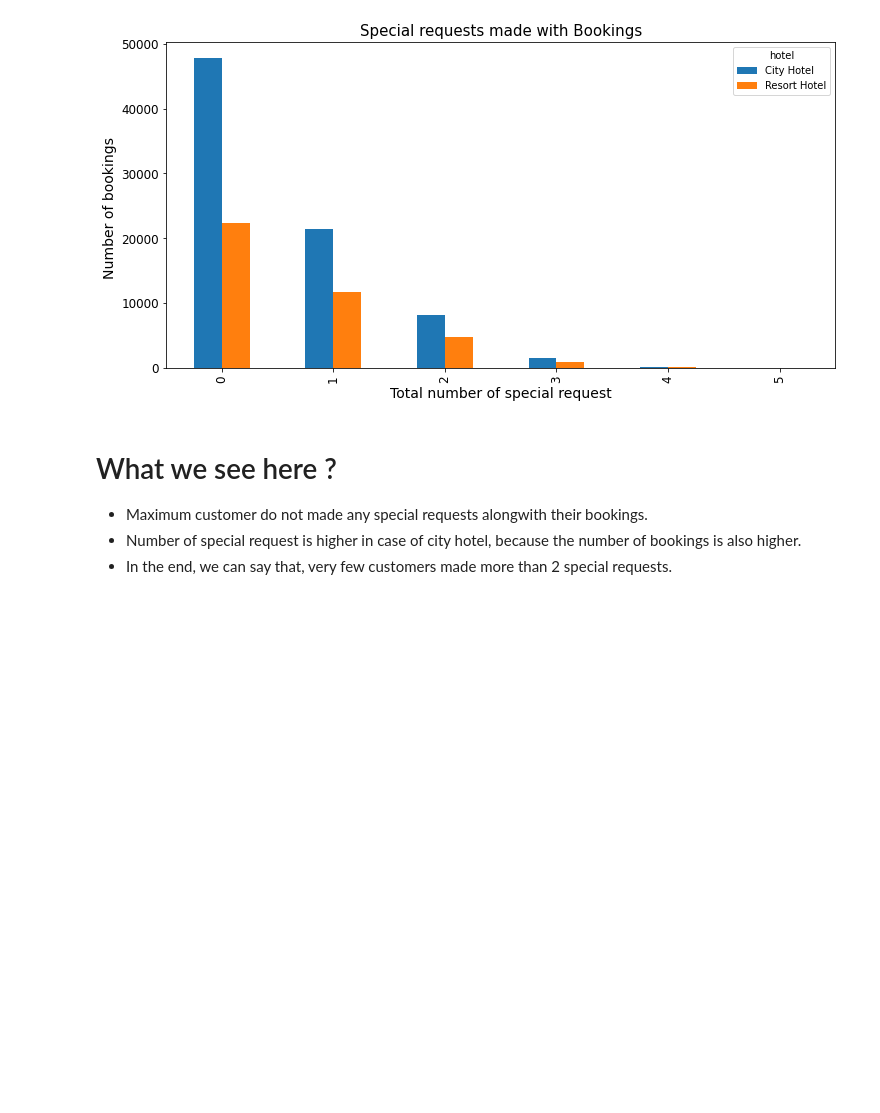
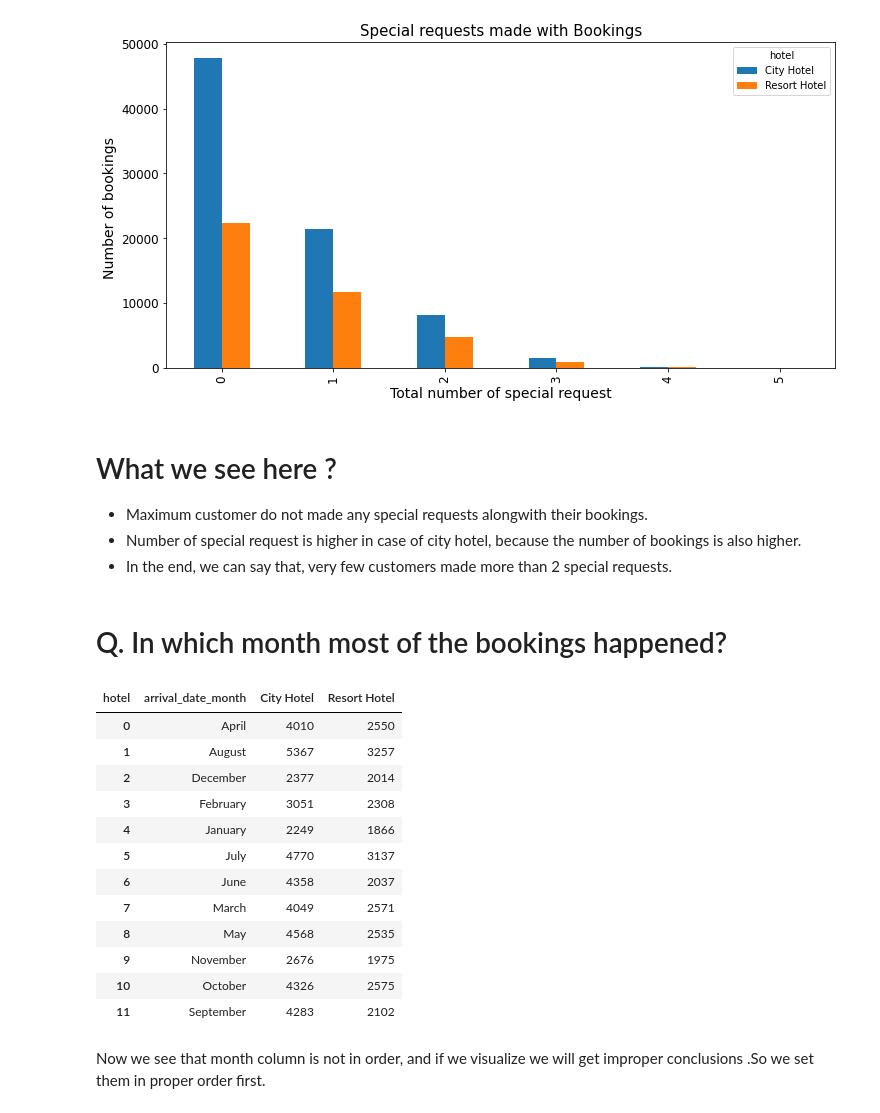
Before and after one commit to sachanneeraj/Hotels-Data-Analysis-EDA, a Jupyter notebook: Hotel_Booking_Analysis_Capstone_Project.ipynb, the cells around one changed output. Saved outputs shown, nothing was run; the diff lists cells and outputs as text; code cells hidden in the pictures; blank space fills up the shorter version.

```diff
--- a/Hotel_Booking_Analysis_Capstone_Project.ipynb
+++ b/Hotel_Booking_Analysis_Capstone_Project.ipynb
@@ -584,3 +584,24 @@ plt.show()
 * Maximum customer do not made any special requests alongwith their bookings.
 *    Number of special request is higher in case of city hotel, because the number of bookings is also higher.
 * In the end, we can say that, very few customers made more than 2 special requests.
+# %% [markdown]
+# Q. In which month most of the bookings happened?
+# %%
+monthly_bookings = non_canceled.groupby('arrival_date_month')['hotel'].value_counts().unstack().reset_index()
+monthly_bookings
+# %% [output]
+| hotel | arrival_date_month | City Hotel | Resort Hotel |
+| 0 | April | 4010 | 2550 |
+| 1 | August | 5367 | 3257 |
+| 2 | December | 2377 | 2014 |
+| 3 | February | 3051 | 2308 |
+| 4 | January | 2249 | 1866 |
+| 5 | July | 4770 | 3137 |
+| 6 | June | 4358 | 2037 |
+| 7 | March | 4049 | 2571 |
+| 8 | May | 4568 | 2535 |
+| 9 | November | 2676 | 1975 |
+| 10 | October | 4326 | 2575 |
+| 11 | September | 4283 | 2102 |
+# %% [markdown]
+Now we see that month column is not in order, and if we visualize we will get improper conclusions .So we set them in proper order first.
```
Also changed, not shown: parts of 9 cells of this notebook.
